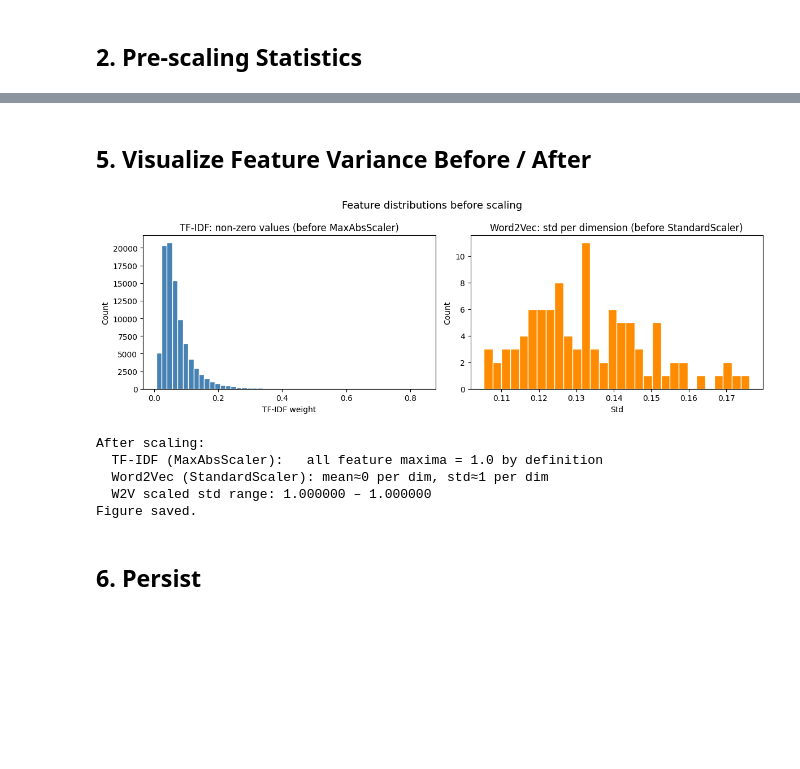
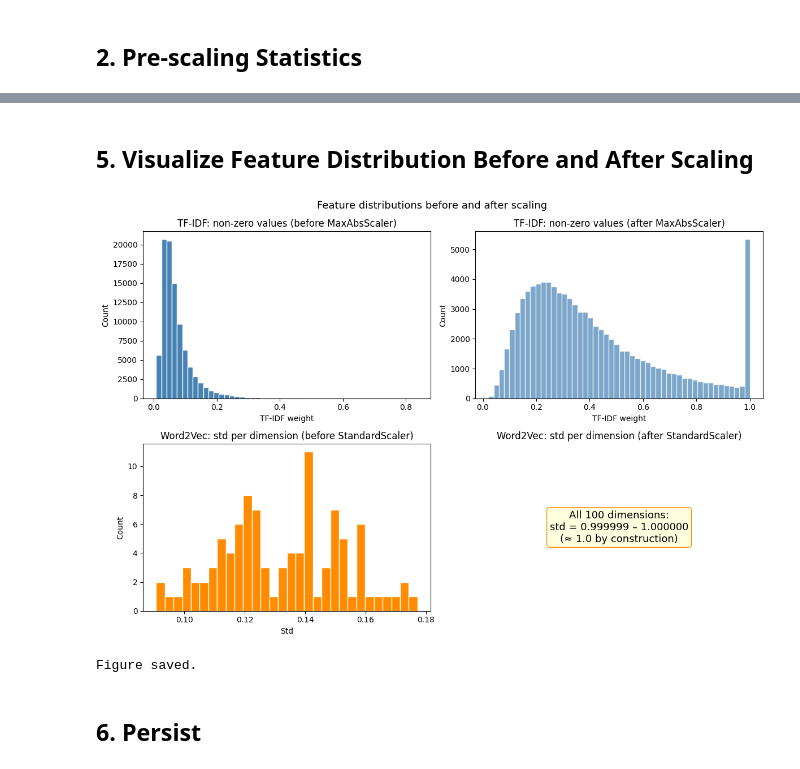
Before and after one commit to bernhardeymann/Unsupervised_ML_2026, a Jupyter notebook: notebooks/03_1_scaling.ipynb, the cells around one changed output, grey strips where cells are left out. Saved outputs shown, nothing was run; the diff lists cells and outputs as text; code cells hidden in the pictures; blank space fills up the shorter version.

```diff
--- a/notebooks/03_1_scaling.ipynb
+++ b/notebooks/03_1_scaling.ipynb
@@ -95,39 +95,44 @@ Word2Vec after StandardScaler:
   Per-dimension mean — min: -0.000000, max: 0.000000  (≈ 0)
   Per-dimension std  — min: 1.0000,  max: 1.0000  (≈ 1)
 # %% [markdown]
-## 5. Visualize Feature Variance Before / After
+## 5. Visualize Feature Distribution Before and After Scaling
 # %%
-fig, axes = plt.subplots(1, 2, figsize=(12, 4))
+fig, axes = plt.subplots(2, 2, figsize=(12, 8))
 
-# TF-IDF: non-zero value distribution before scaling
-axes[0].hist(X_tfidf.data, bins=50, color="steelblue", edgecolor="white")
-axes[0].set_title("TF-IDF: non-zero values (before MaxAbsScaler)")
-axes[0].set_xlabel("TF-IDF weight")
-axes[0].set_ylabel("Count")
+# TF-IDF before
+axes[0, 0].hist(X_tfidf.data, bins=50, color="steelblue", edgecolor="white")
+axes[0, 0].set_title("TF-IDF: non-zero values (before MaxAbsScaler)")
+axes[0, 0].set_xlabel("TF-IDF weight")
+axes[0, 0].set_ylabel("Count")
 
-# Word2Vec: std per dimension before scaling
-axes[1].hist(X_w2v.std(axis=0), bins=30, color="darkorange", edgecolor="white")
-axes[1].set_title("Word2Vec: std per dimension (before StandardScaler)")
-axes[1].set_xlabel("Std")
-axes[1].set_ylabel("Count")
+# TF-IDF after
+axes[0, 1].hist(X_tfidf_scaled.data, bins=50, color="steelblue", edgecolor="white", alpha=0.7)
+axes[0, 1].set_title("TF-IDF: non-zero values (after MaxAbsScaler)")
+axes[0, 1].set_xlabel("TF-IDF weight")
+axes[0, 1].set_ylabel("Count")
 
-plt.suptitle("Feature distributions before scaling", fontsize=13)
+# Word2Vec before
+axes[1, 0].hist(X_w2v.std(axis=0), bins=30, color="darkorange", edgecolor="white")
+axes[1, 0].set_title("Word2Vec: std per dimension (before StandardScaler)")
+axes[1, 0].set_xlabel("Std")
+axes[1, 0].set_ylabel("Count")
+
+# Word2Vec after: std=1.0 for all dimensions by construction — histogram is degenerate
+std_after = X_w2v_scaled.std(axis=0)
+axes[1, 1].set_title("Word2Vec: std per dimension (after StandardScaler)")
+axes[1, 1].axis("off")
+axes[1, 1].text(0.5, 0.5,
+    f"All 100 dimensions:\nstd = {std_after.min():.6f} – {std_after.max():.6f}\n(≈ 1.0 by construction)",
+    ha="center", va="center", fontsize=13, transform=axes[1, 1].transAxes,
+    bbox=dict(boxstyle="round", facecolor="lightyellow", edgecolor="darkorange"))
+
+plt.suptitle("Feature distributions before and after scaling", fontsize=13)
 plt.tight_layout()
 plt.savefig("../report/figures/03_1_scaling.png", dpi=150)
 plt.show()
-
-# After-scaling summary (degenerate distributions — not useful as histograms)
-print("After scaling:")
-print(f"  TF-IDF (MaxAbsScaler):   all feature maxima = 1.0 by definition")
-print(f"  Word2Vec (StandardScaler): mean≈0 per dim, std≈1 per dim")
-print(f"  W2V scaled std range: {X_w2v_scaled.std(axis=0).min():.6f} – {X_w2v_scaled.std(axis=0).max():.6f}")
 print("Figure saved.")
 # %% [output]
-[figure, old version]
+[figure, new version]
-After scaling:
-  TF-IDF (MaxAbsScaler):   all feature maxima = 1.0 by definition
-  Word2Vec (StandardScaler): mean≈0 per dim, std≈1 per dim
-  W2V scaled std range: 1.000000 – 1.000000
 Figure saved.
 # %% [markdown]
 ## 6. Persist
```
Also changed, not shown: parts of 7 cells of this notebook, 21 other files.
